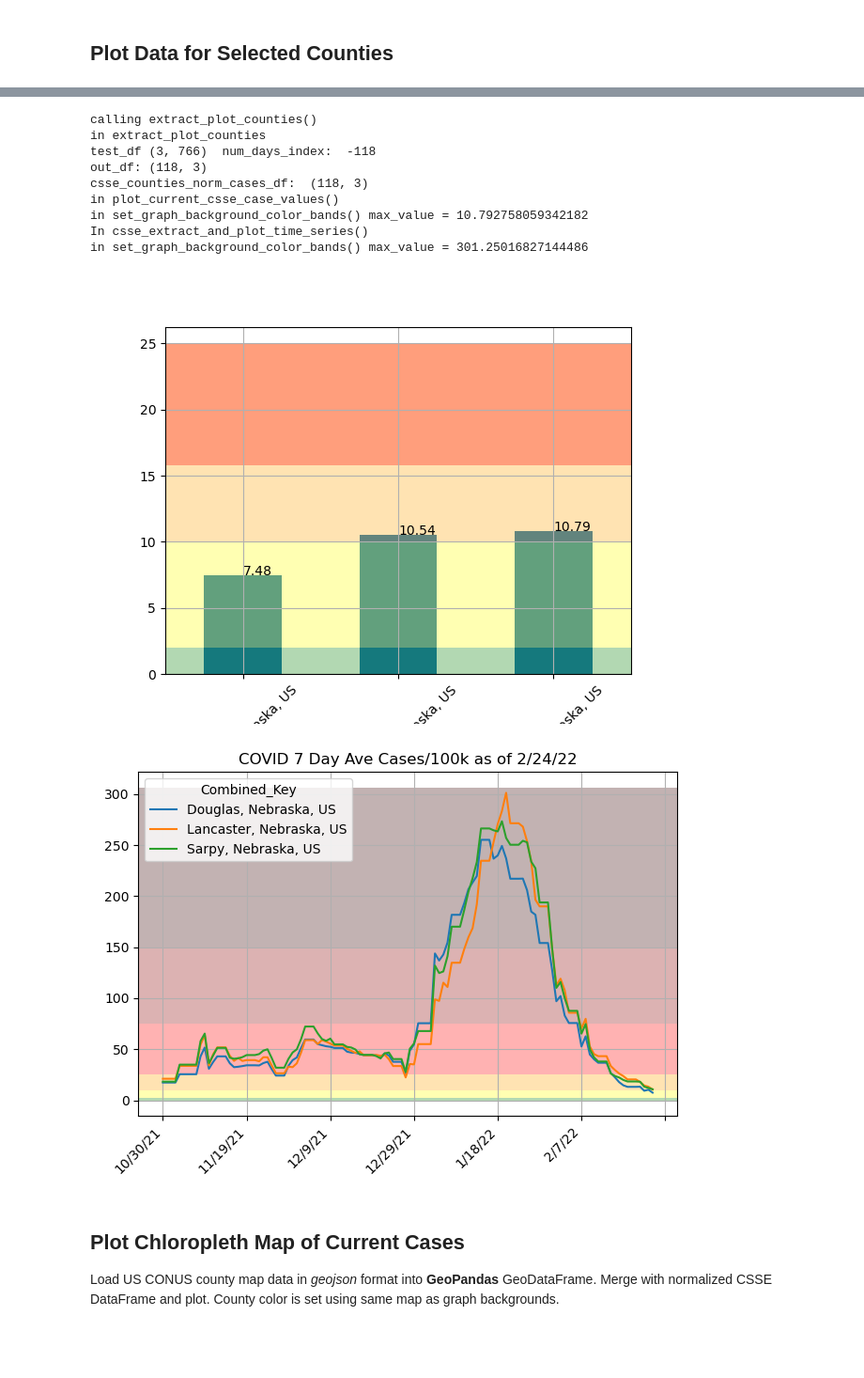
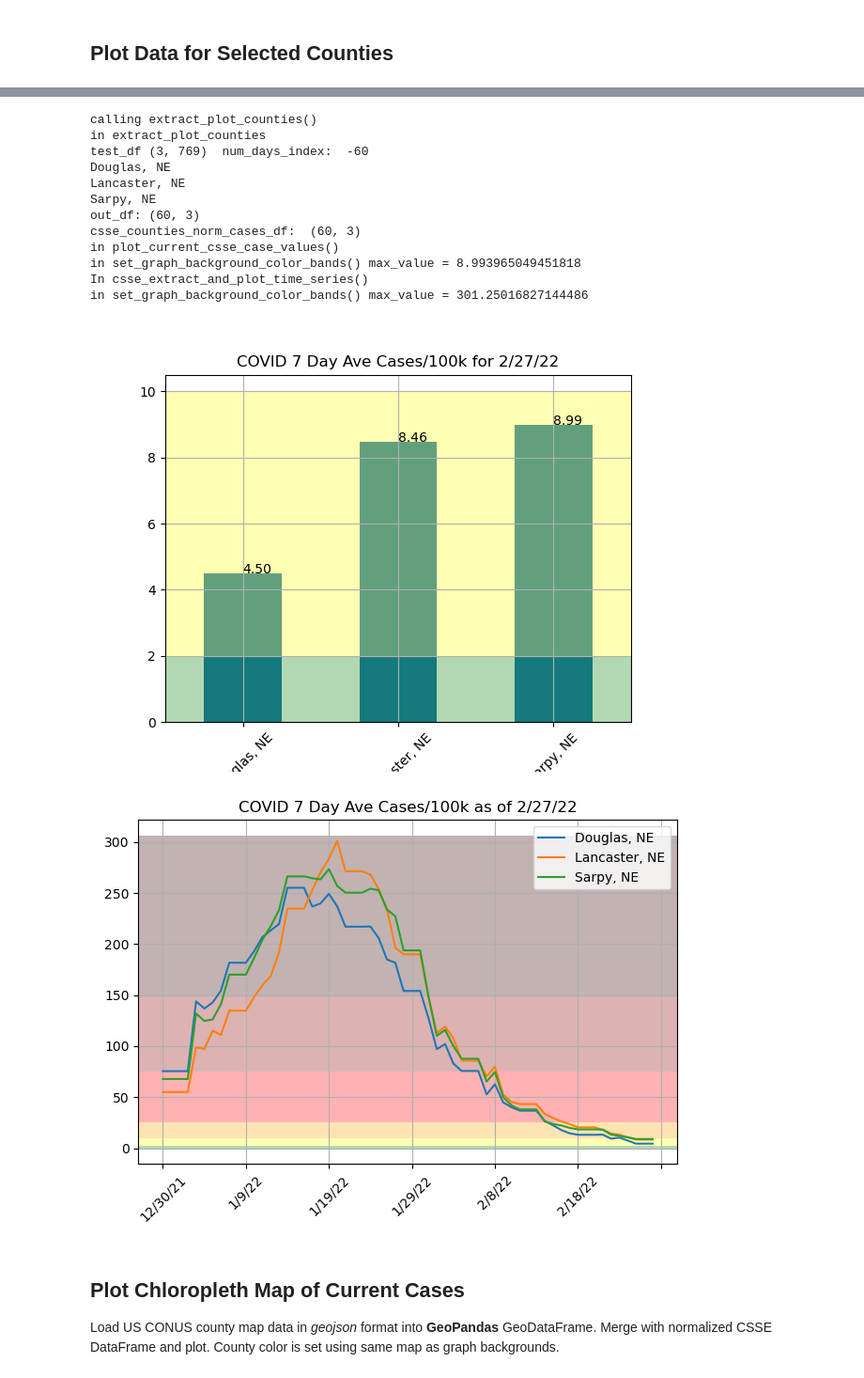
Before and after one commit to ptdoerr/COVIDdashboard, a Jupyter notebook: notebooks/CSSE COVID Dashboard.ipynb, the cells around one changed output, grey strips where cells are left out. Shown at 94% size. Cells and saved outputs as stored; diff of their text form; code cells hidden in the pictures; blank space fills up the shorter version.

```diff
--- a/notebooks/CSSE COVID Dashboard.ipynb
+++ b/notebooks/CSSE COVID Dashboard.ipynb
@@ -64,19 +43,27 @@ csse_plot_days = 60
 csse_max_days = 600
 
 current_date = ''
+try:
+    csse_county_df = pd.read_csv(csse_us_county_cases_URL, parse_dates=True)
+except:
+    print("ERROR: Can't load CSSE data")
+    log.error("ERROR: Can't load CSSE data")
 
-csse_county_df = pd.read_csv(csse_us_county_cases_URL, parse_dates=True)
 print(csse_county_df.shape)
-#print(csse_county_df.dtypes)
-#print(csse_county_df.head)
+log.debug(csse_county_df.dtypes)
+log.debug(csse_county_df.head)
 
+log.info("this is log.info")
 print("Loading US population data...")
-county_pop_df = pd.read_csv(county_pop_url, parse_dates=True) #, usecols=['FIPS Code', 'Population'])
+try:
+    county_pop_df = pd.read_csv(county_pop_url, parse_dates=True) #, usecols=['FIPS Code', 'Population'])
+except:
+    print("ERROR: Can't load Population data")
 print(county_pop_df.shape)
-#print(county_pop_df.dtypes)
-#print(county_pop_df.head)
+log.debug(county_pop_df.dtypes)
+log.debug(county_pop_df.head)
 
-#print(dir(utils))
+log.debug(dir(utils))
 
 # declare global variables
 # get latest csse county values
@@ -242,18 +221,21 @@ def csse_plot_current_case_values():
                 ax=csse_current_values_axes,
                 rot=45)
 
-    # show values on bar graph
+    # show values on bar graph, format to display 2 decimal places
     for index, value in enumerate(csse_current_county_values):
         csse_current_values_axes.text(index, value,
              '{:.2f}'.format(value))
         #print(value)
+
+    csse_current_values_axes.set_title("COVID 7 Day Ave Cases/100k for " +str(current_date))
 
     csse_current_values_axes.grid()
 
     # add color bands for severity
     utils.set_graph_background_color_bands(csse_current_values_axes, cases_set_max, color_list)
 
-    csse_current_cases_graph.tight_layout()
+    #csse_current_cases_graph.tight_layout()
+    csse_current_cases_graph.subplots_adjust(bottom=0.05)
 
     plt.xticks(rotation=45, ha='right')
     #csse_current_values_axes.set_xticklabels(csse_current_values_axes.get_xticks(), rotation = 45)
@@ -281,47 +263,50 @@ def csse_extract_and_plot_time_series():
     #print(max_value)
 
 
-    csse_ave_cases_axes = csse_counties_norm_cases_df.plot(ax=csse_ave_cases_axes)
+    csse_ave_cases_axes = csse_counties_norm_cases_df.plot(ax=csse_ave_cases_axes, rot=45)
 
     csse_ave_cases_axes.set_title("COVID 7 Day Ave Cases/100k as of " +str(current_date))
 
     utils.set_graph_background_color_bands(csse_ave_cases_axes, max_value, color_list)
 
     csse_ave_cases_axes.grid()
 
     #csse_ave_cases_axes.set_xticklabels(csse_ave_cases_axes.get_xticks(), rotation = 45)
-    plt.xticks(rotation=45, ha='right')
+    #plt.xticks(rotation=45, ha='right')
     csse_ave_cases_graph.tight_layout()
     #csse_ave_cases_graph.show()
     #print("ave_cases_graph: ")
     #print(type(ave_cases_graph))
 
     #counties_norm_cases.style
 
 #merge_and_calculate_full_new_cases()
 
 #get_latest_csse_county_values(csse_county_select.value)
 #extract_plot_counties(csse_county_select.value)
 print('calling extract_plot_counties()')
 csse_counties_norm_cases_df = utils.extract_plot_counties(csse_full_counties_norm_cases_df, csse_county_select.value, plt_range.value)
 print('csse_counties_norm_cases_df: ', csse_counties_norm_cases_df.shape)
 
 csse_plot_current_case_values()
 
 csse_extract_and_plot_time_series()
 # %% [output]
 Box(children=(HTML(value='<center><b>Plot Control</b></center>', layout=Layout(width='auto')), HBox(children=(…
 calling extract_plot_counties()
 in extract_plot_counties
-test_df (3, 766)  num_days_index:  -118
-out_df: (118, 3)
-csse_counties_norm_cases_df:  (118, 3)
+test_df (3, 769)  num_days_index:  -60
+Douglas, NE
+Lancaster, NE
+Sarpy, NE
+out_df: (60, 3)
+csse_counties_norm_cases_df:  (60, 3)
 in plot_current_csse_case_values()
-in set_graph_background_color_bands() max_value = 10.792758059342182
+in set_graph_background_color_bands() max_value = 8.993965049451818
 In csse_extract_and_plot_time_series()
 in set_graph_background_color_bands() max_value = 301.25016827144486
-[figure, old version]
+[figure, new version]
-[figure, old version]
+[figure, new version]
 # %% [markdown]
 ## Plot Chloropleth Map of Current Cases
 Load US CONUS county map data in _geojson_ format into __GeoPandas__ GeoDataFrame. Merge with normalized CSSE DataFrame and plot. County color is set using same map as graph backgrounds.
```
Also changed, not shown: parts of 5 cells of this notebook, 2 other files.
